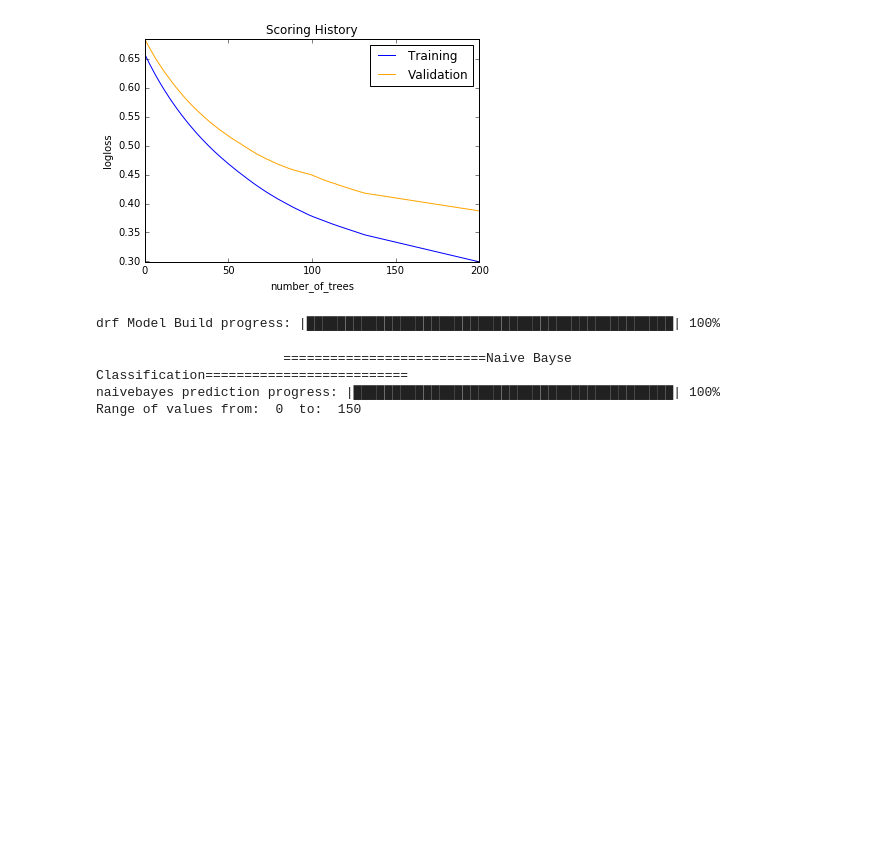
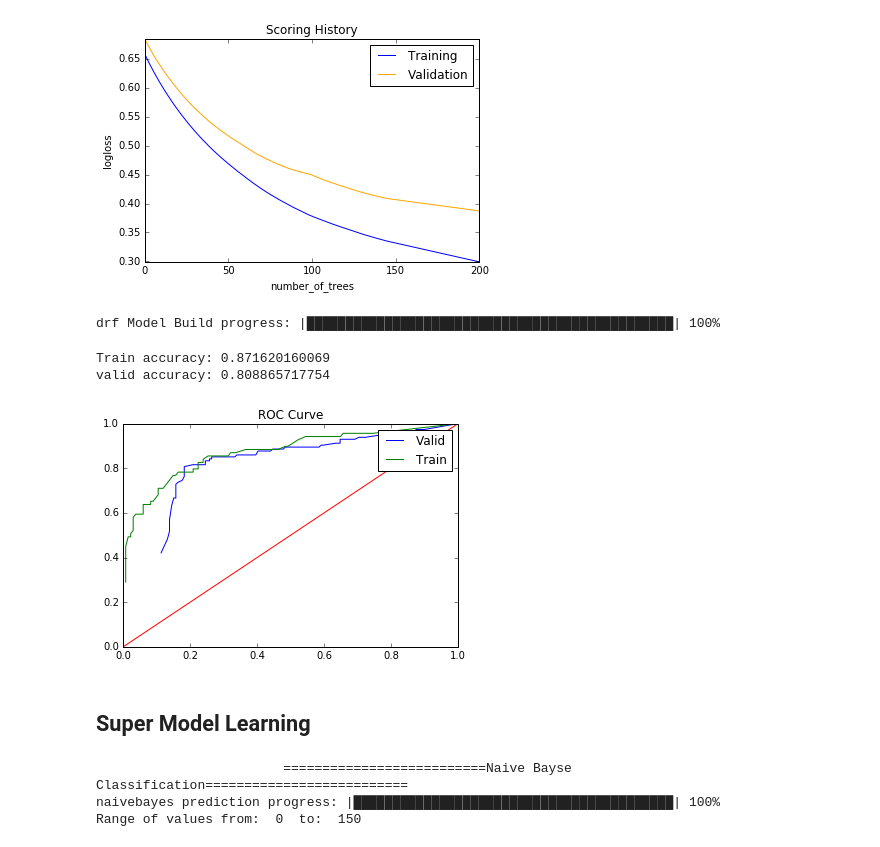
Before and after one commit to hamzafar/titanic_competition, a Jupyter notebook: Visualize the effect of Ensemble Model..ipynb, the cells around one changed output. Saved outputs shown, nothing was run; the diff lists cells and outputs as text; code cells hidden in the pictures; blank space fills up the shorter version.

Commit message:
Misclassification with base models

```diff
--- a/Visualize the effect of Ensemble Model..ipynb
+++ b/Visualize the effect of Ensemble Model..ipynb
@@ -155,11 +157,24 @@ valid accuracy: 0.894571333995
 [figure]
 [figure]
 # %%
-my_rf = H2ORandomForestEstimator(ntrees=100,
+my_dt = H2ORandomForestEstimator(ntrees=1,
+                                 max_depth = 25,
+                                 min_rows=10,
+                                 binomial_double_trees = True,
+                                 sample_rate = 0.65,
                                  seed=1)
-my_rf.train(x = input_name, y = response, training_frame=hdf_train, validation_frame=hdf_validate)
+my_dt.train(x = input_name, y = response, training_frame=hdf_train, validation_frame=hdf_validate)
 # %% [output]
 drf Model Build progress: |███████████████████████████████████████████████| 100%
+# %%
+model_performance(my_dt)
+# my_rf.plot()
+# %% [output]
+Train accuracy: 0.871620160069
+valid accuracy: 0.808865717754
+[figure, added]
+# %% [markdown]
+## Super Model Learning
 # %%
 def get_dataframe(model, data, class_col = 'Survived', predict_col = 'predict'):
     tmp_df = model.predict(data)['predict']
```
Also changed, not shown: parts of 2 cells of this notebook.
